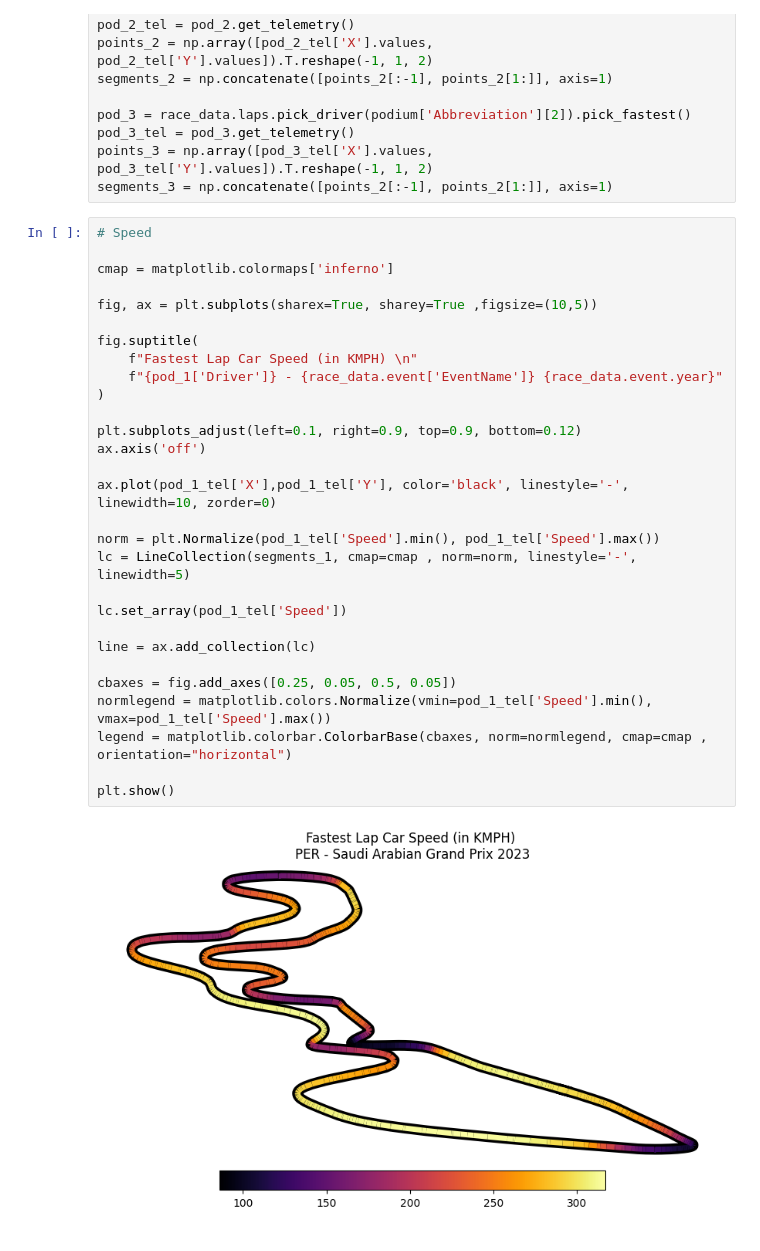
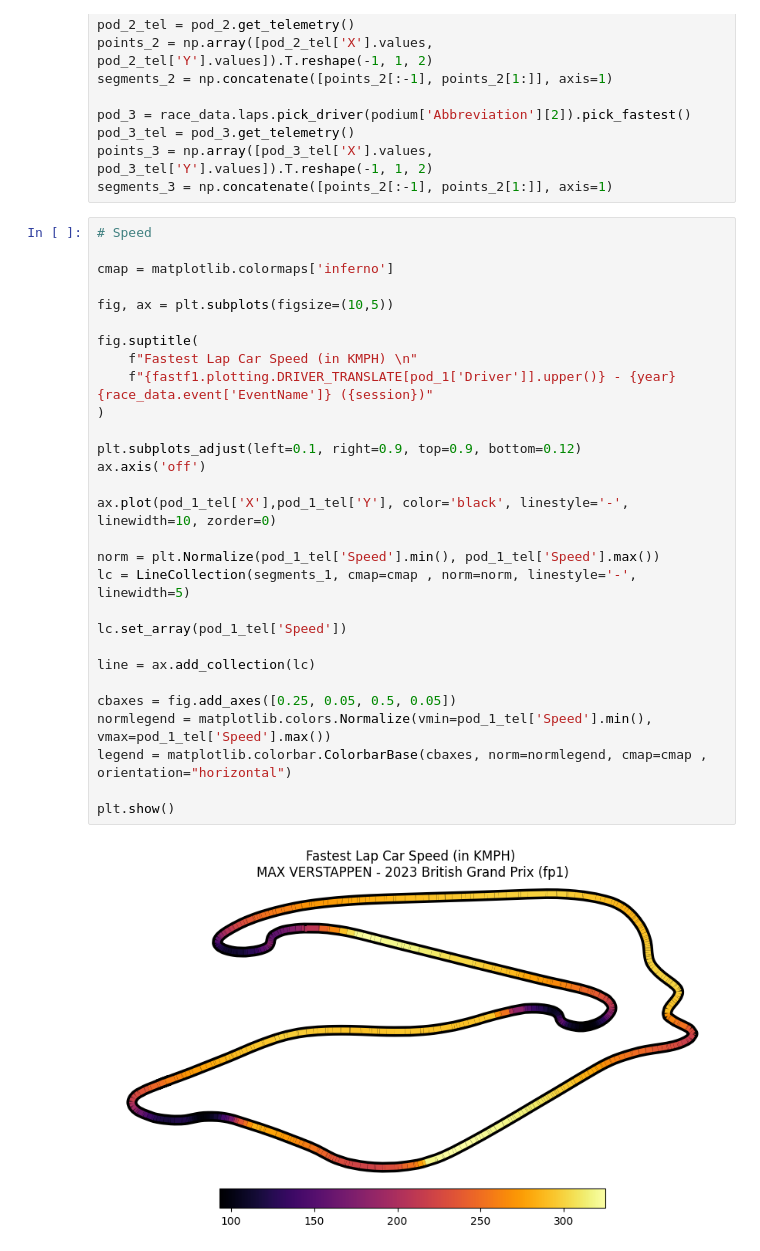
Before and after one commit to namra4122/Formula1_AnalysisDashboard, a Jupyter notebook: data_analysis.ipynb, the cells around one changed output. Saved outputs shown, nothing was run; the diff lists cells and outputs as text.

```diff
--- a/data_analysis.ipynb
+++ b/data_analysis.ipynb
@@ -125,34 +186,34 @@ segments_3 = np.concatenate([points_2[:-1], points_2[1:]], axis=1)
 # %%
 # Speed
 
 cmap = matplotlib.colormaps['inferno']
 
-fig, ax = plt.subplots(sharex=True, sharey=True ,figsize=(10,5))
+fig, ax = plt.subplots(figsize=(10,5))
 
 fig.suptitle(
     f"Fastest Lap Car Speed (in KMPH) \n"
-    f"{pod_1['Driver']} - {race_data.event['EventName']} {race_data.event.year}"
+    f"{fastf1.plotting.DRIVER_TRANSLATE[pod_1['Driver']].upper()} - {year} {race_data.event['EventName']} ({session})"
 )
 
 plt.subplots_adjust(left=0.1, right=0.9, top=0.9, bottom=0.12)
 ax.axis('off')
 
 ax.plot(pod_1_tel['X'],pod_1_tel['Y'], color='black', linestyle='-', linewidth=10, zorder=0)
 
 norm = plt.Normalize(pod_1_tel['Speed'].min(), pod_1_tel['Speed'].max())
 lc = LineCollection(segments_1, cmap=cmap , norm=norm, linestyle='-', linewidth=5)
 
 lc.set_array(pod_1_tel['Speed'])
 
 line = ax.add_collection(lc)
 
 cbaxes = fig.add_axes([0.25, 0.05, 0.5, 0.05])
 normlegend = matplotlib.colors.Normalize(vmin=pod_1_tel['Speed'].min(), vmax=pod_1_tel['Speed'].max())
 legend = matplotlib.colorbar.ColorbarBase(cbaxes, norm=normlegend, cmap=cmap , orientation="horizontal")
 
 plt.show()
 # %% [output]
-[figure, old version]
+[figure, new version]
 # %%
 # Gear
 
```
Also changed, not shown: parts of 14 cells of this notebook, 2 other files.
